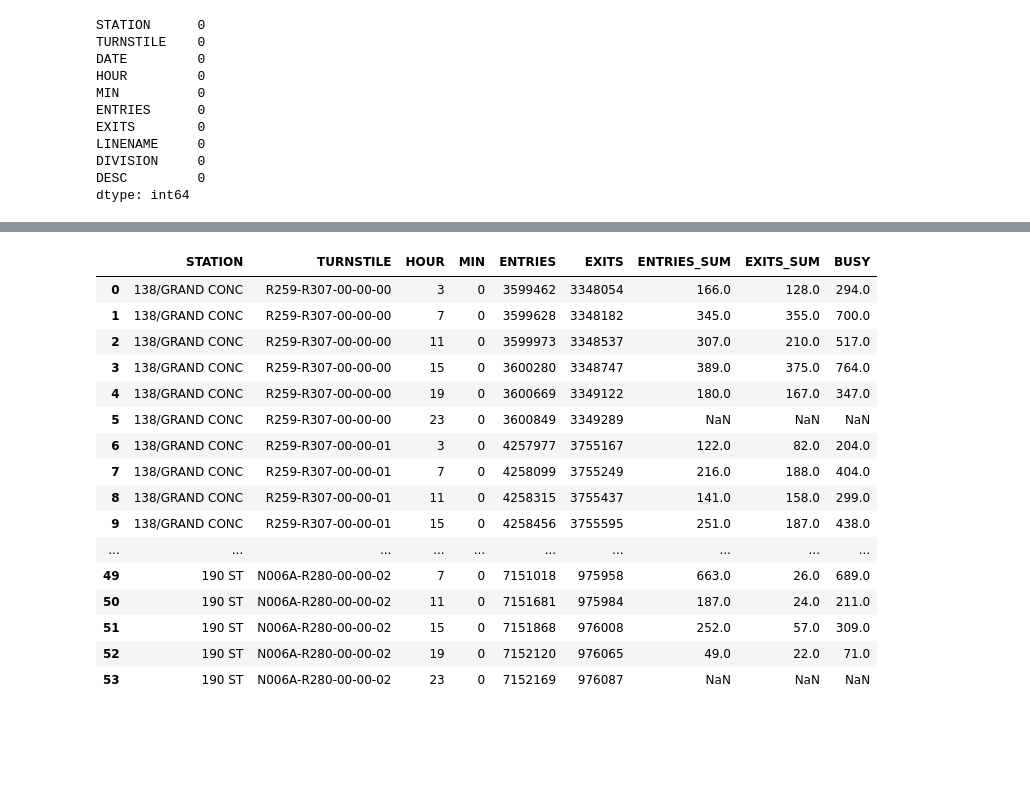
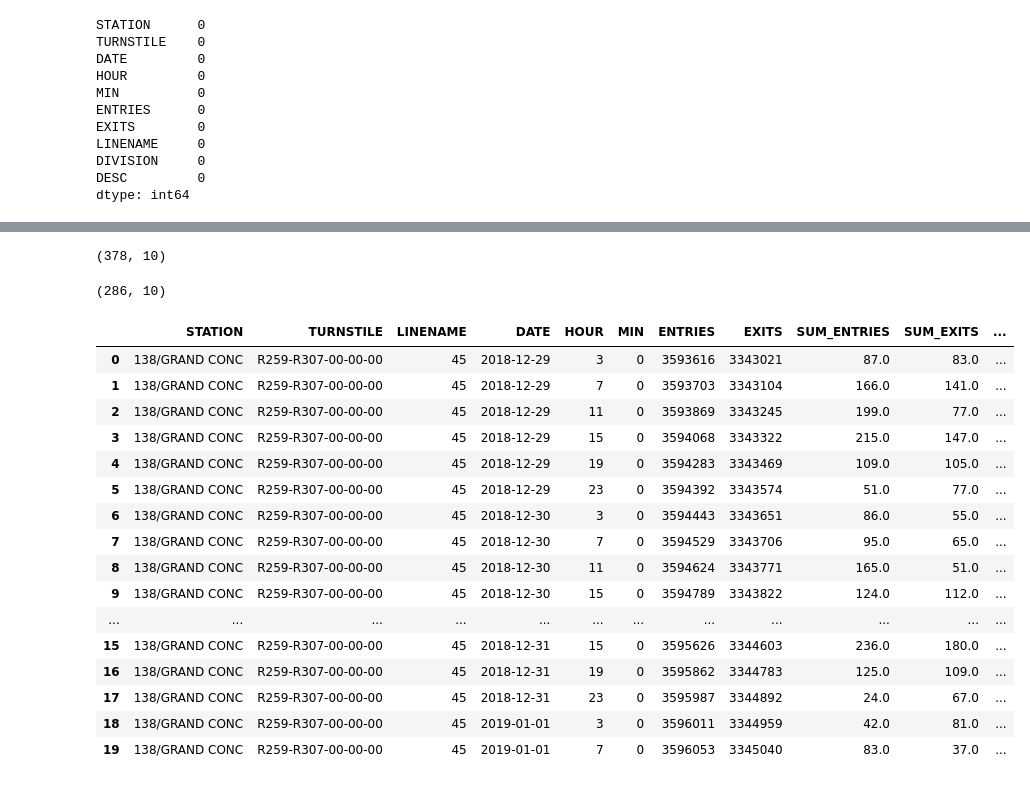
Before and after one commit to lescardone/eda-project, a Jupyter notebook: mta_eda_small_dataset.ipynb, the cells around one changed output, grey strips where cells are left out. Cells and saved outputs as stored; diff of their text form; code cells hidden in the pictures; blank space fills up the shorter version.

Commit message:
dealt with negative sums for entries and exits, made dummies for lines

```diff
--- a/mta_eda_small_dataset.ipynb
+++ b/mta_eda_small_dataset.ipynb
@@ -139,10 +145,14 @@ mtadfs_leastt_ee.drop('index',axis=1,inplace=True)
 # %%
 # calculate the sum of the entries and exits per time period
-mtadfs_leastt_ee['SUM_ENTRIES'] = mtadfs_leastt_ee.groupby(['TURNSTILE'])['ENTRIES'].diff()
-mtadfs_leastt_ee['SUM_EXITS'] = mtadfs_leastt_ee.groupby(['TURNSTILE'])['EXITS'].diff()
+# as long as it is in order by time and day, cumulative entries should always go up
+mtadfs_3d['SUM_ENTRIES'] = mtadfs_3d.groupby(['TURNSTILE'])['ENTRIES'].diff()
+mtadfs_3d['SUM_EXITS'] = mtadfs_3d.groupby(['TURNSTILE'])['EXITS'].diff()
 
-# shift the column data up by 1 row, drop the previous column
-mtadfs_leastt_ee['ENTRIES_SUM'] = mtadfs_leastt_ee['SUM_ENTRIES'].shift(periods=-1, axis=0)
-mtadfs_leastt_ee['EXITS_SUM'] = mtadfs_leastt_ee['SUM_EXITS'].shift(periods=-1, axis=0)
-mtadfs_leastt_ee.drop('SUM_ENTRIES',axis=1,inplace=True)
-mtadfs_leastt_ee.drop('SUM_EXITS',axis=1,inplace=True)
+# shift the column data up by 1 row (periods=-1)
+mtadfs_3d['SUM_ENTRIES'] = mtadfs_3d['SUM_ENTRIES'].shift(periods=-1, axis=0)
+mtadfs_3d['SUM_EXITS'] = mtadfs_3d['SUM_EXITS'].shift(periods=-1, axis=0)
+
+# shape = 378 rows
+mtadfs_3d.shape
+# %% [output]
+(378, 10)
@@ -151,20 +159,41 @@ mtadfs_leastt_ee['BUSY'] = mtadfs_leastt_ee['EXITS_SUM'] + mtadfs_leastt_ee['ENT
-# %%
-mtadfs_leastt_ee
-# %% [output]
-|  | STATION | TURNSTILE | HOUR | MIN | ENTRIES | EXITS | ENTRIES_SUM | EXITS_SUM | BUSY |
-| 0 | 138/GRAND CONC | R259-R307-00-00-00 | 3 | 0 | 3599462 | 3348054 | 166.0 | 128.0 | 294.0 |
-| 1 | 138/GRAND CONC | R259-R307-00-00-00 | 7 | 0 | 3599628 | 3348182 | 345.0 | 355.0 | 700.0 |
-| 2 | 138/GRAND CONC | R259-R307-00-00-00 | 11 | 0 | 3599973 | 3348537 | 307.0 | 210.0 | 517.0 |
-| 3 | 138/GRAND CONC | R259-R307-00-00-00 | 15 | 0 | 3600280 | 3348747 | 389.0 | 375.0 | 764.0 |
-| 4 | 138/GRAND CONC | R259-R307-00-00-00 | 19 | 0 | 3600669 | 3349122 | 180.0 | 167.0 | 347.0 |
-| 5 | 138/GRAND CONC | R259-R307-00-00-00 | 23 | 0 | 3600849 | 3349289 | NaN | NaN | NaN |
-| 6 | 138/GRAND CONC | R259-R307-00-00-01 | 3 | 0 | 4257977 | 3755167 | 122.0 | 82.0 | 204.0 |
-| 7 | 138/GRAND CONC | R259-R307-00-00-01 | 7 | 0 | 4258099 | 3755249 | 216.0 | 188.0 | 404.0 |
-| 8 | 138/GRAND CONC | R259-R307-00-00-01 | 11 | 0 | 4258315 | 3755437 | 141.0 | 158.0 | 299.0 |
-| 9 | 138/GRAND CONC | R259-R307-00-00-01 | 15 | 0 | 4258456 | 3755595 | 251.0 | 187.0 | 438.0 |
-| ... | ... | ... | ... | ... | ... | ... | ... | ... | ... |
-| 49 | 190 ST | N006A-R280-00-00-02 | 7 | 0 | 7151018 | 975958 | 663.0 | 26.0 | 689.0 |
-| 50 | 190 ST | N006A-R280-00-00-02 | 11 | 0 | 7151681 | 975984 | 187.0 | 24.0 | 211.0 |
-| 51 | 190 ST | N006A-R280-00-00-02 | 15 | 0 | 7151868 | 976008 | 252.0 | 57.0 | 309.0 |
-| 52 | 190 ST | N006A-R280-00-00-02 | 19 | 0 | 7152120 | 976065 | 49.0 | 22.0 | 71.0 |
-| 53 | 190 ST | N006A-R280-00-00-02 | 23 | 0 | 7152169 | 976087 | NaN | NaN | NaN |
+# %%
+# double check for negative values in the SUM_ENTRIES (if it is cumulative all values should be positive)
+mtadfs_3d_nonegs = mtadfs_3d[mtadfs_3d['SUM_ENTRIES'] > 0]
+
+# shape check = 287 rows
+mtadfs_3d_nonegs.shape
+
+# double check for negative values in the SUM_EXITS (if it is cumulative all values should be positive)
+mtadfs_3d_nonegs = mtadfs_3d_nonegs[mtadfs_3d_nonegs['SUM_EXITS'] > 0]
+
+#shape check = 286 rows
+mtadfs_3d_nonegs.shape
+
+# alternate syntax
+# nonegs = (mtadfs_3d['SUM_ENTRIES'] > 0) | (mtadfs_3d['SUM_EXITS'] > 0)
+# mtadfs_3d_nonegs = mtadfs_3d[nonegs]
+# %% [output]
+(286, 10)
+# %%
+# create a column to indicate how 'busy a station is during that interval'
+mtadfs_3d_nonegs['BUSY'] = mtadfs_3d_nonegs['SUM_ENTRIES'] + mtadfs_3d_nonegs['SUM_EXITS']
+# %%
+mtadfs_3d_nonegs.head(20)
+# %% [output]
+|  | STATION | TURNSTILE | LINENAME | DATE | HOUR | MIN | ENTRIES | EXITS | SUM_ENTRIES | SUM_EXITS | ... |
+| 0 | 138/GRAND CONC | R259-R307-00-00-00 | 45 | 2018-12-29 | 3 | 0 | 3593616 | 3343021 | 87.0 | 83.0 | ... |
+| 1 | 138/GRAND CONC | R259-R307-00-00-00 | 45 | 2018-12-29 | 7 | 0 | 3593703 | 3343104 | 166.0 | 141.0 | ... |
+| 2 | 138/GRAND CONC | R259-R307-00-00-00 | 45 | 2018-12-29 | 11 | 0 | 3593869 | 3343245 | 199.0 | 77.0 | ... |
+| 3 | 138/GRAND CONC | R259-R307-00-00-00 | 45 | 2018-12-29 | 15 | 0 | 3594068 | 3343322 | 215.0 | 147.0 | ... |
+| 4 | 138/GRAND CONC | R259-R307-00-00-00 | 45 | 2018-12-29 | 19 | 0 | 3594283 | 3343469 | 109.0 | 105.0 | ... |
+| 5 | 138/GRAND CONC | R259-R307-00-00-00 | 45 | 2018-12-29 | 23 | 0 | 3594392 | 3343574 | 51.0 | 77.0 | ... |
+| 6 | 138/GRAND CONC | R259-R307-00-00-00 | 45 | 2018-12-30 | 3 | 0 | 3594443 | 3343651 | 86.0 | 55.0 | ... |
+| 7 | 138/GRAND CONC | R259-R307-00-00-00 | 45 | 2018-12-30 | 7 | 0 | 3594529 | 3343706 | 95.0 | 65.0 | ... |
+| 8 | 138/GRAND CONC | R259-R307-00-00-00 | 45 | 2018-12-30 | 11 | 0 | 3594624 | 3343771 | 165.0 | 51.0 | ... |
+| 9 | 138/GRAND CONC | R259-R307-00-00-00 | 45 | 2018-12-30 | 15 | 0 | 3594789 | 3343822 | 124.0 | 112.0 | ... |
+| ... | ... | ... | ... | ... | ... | ... | ... | ... | ... | ... | ... |
+| 15 | 138/GRAND CONC | R259-R307-00-00-00 | 45 | 2018-12-31 | 15 | 0 | 3595626 | 3344603 | 236.0 | 180.0 | ... |
+| 16 | 138/GRAND CONC | R259-R307-00-00-00 | 45 | 2018-12-31 | 19 | 0 | 3595862 | 3344783 | 125.0 | 109.0 | ... |
+| 17 | 138/GRAND CONC | R259-R307-00-00-00 | 45 | 2018-12-31 | 23 | 0 | 3595987 | 3344892 | 24.0 | 67.0 | ... |
+| 18 | 138/GRAND CONC | R259-R307-00-00-00 | 45 | 2019-01-01 | 3 | 0 | 3596011 | 3344959 | 42.0 | 81.0 | ... |
+| 19 | 138/GRAND CONC | R259-R307-00-00-00 | 45 | 2019-01-01 | 7 | 0 | 3596053 | 3345040 | 83.0 | 37.0 | ... |
```
Also changed, not shown: parts of 14 cells of this notebook.
